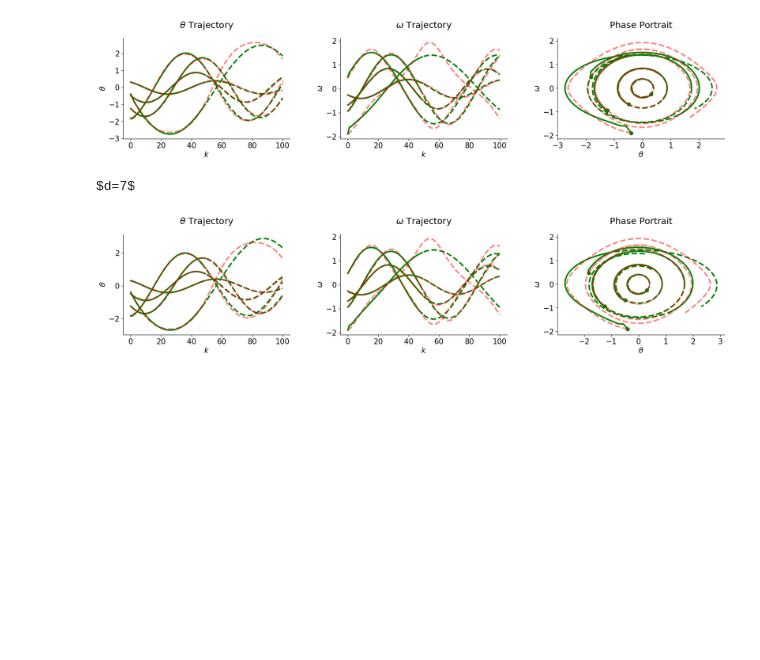
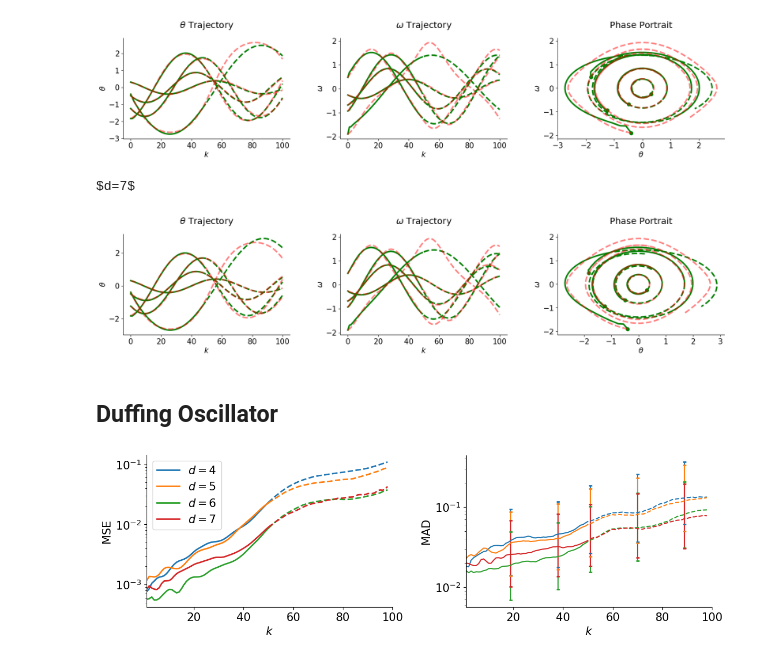
Before and after one commit to xl402/deep-koopman, a Jupyter notebook: analysis/denis-pend-depth-exp.ipynb, the cells around one changed output. Drawn from its saved outputs; the diff is of its cells as text; code cells hidden in the pictures; blank space fills up the shorter version.

```diff
--- a/analysis/denis-pend-depth-exp.ipynb
+++ b/analysis/denis-pend-depth-exp.ipynb
@@ -37,3 +39,18 @@ $d=6$
 [figure]
 $d=7$
 [figure]
+# %% [markdown]
+## Duffing Oscillator
+# %%
+model_names = ["d-depth-exp-1", "d-depth-exp-2", "d-depth-exp-3", "d-depth-exp-4"]
+model_labels = [r"$d=4$", r"$d=5$", r"$d=6$", r"$d=7$"]
+PATH = "../saved/logs/models/denis-depth-exp/duffing"
+x_true = np.load('../data/raw_data/duffing_val.npy')
+
+models, model_configs = load_models(DENIS, PATH, model_names)
+# %%
+n_shifts = model_configs[0]['n_shifts']
+t_end = 100
+results = plot_mse_mad(models, model_labels, x_true, n_shifts, t_end)
+# %% [output]
+[figure, added]
```
Also changed, not shown: parts of 4 cells of this notebook, 21 other files.
